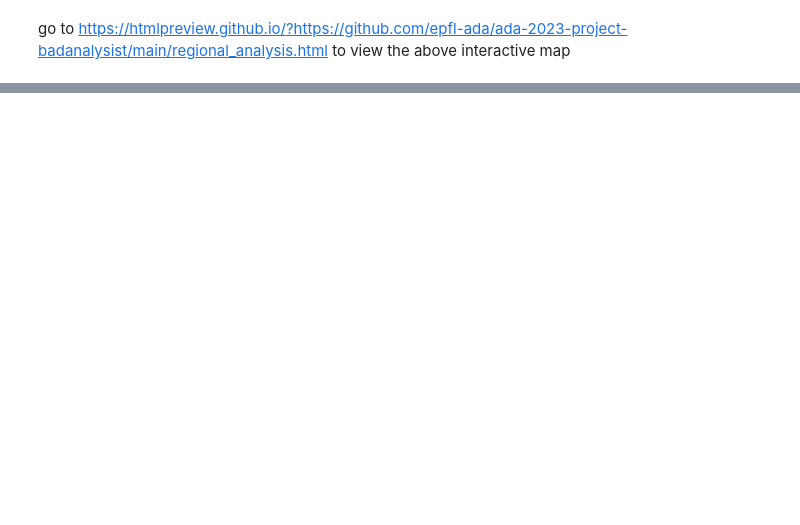
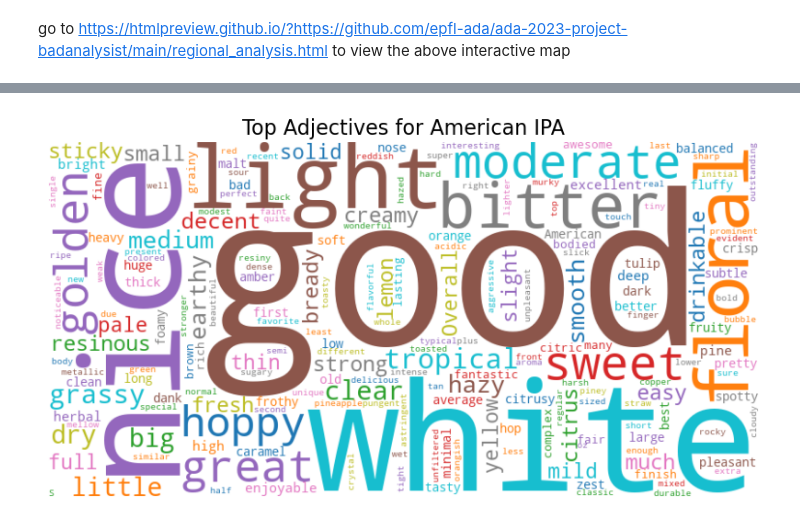
Before and after one commit to epfl-ada/ada-2023-project-badanalysist, a Jupyter notebook: preprocessing.ipynb, the cells around one changed output, grey strips where cells are left out. Cells and saved outputs as stored; diff of their text form; code cells hidden in the pictures; blank space fills up the shorter version.

```diff
--- a/preprocessing.ipynb
+++ b/preprocessing.ipynb
@@ -990,0 +1173,45 @@ go to https://htmlpreview.github.io/?https://github.com/epfl-ada/ada-2023-projec
+# %%
+# visualize adjective word cloud by querying beer_name or style
+from wordcloud import WordCloud, STOPWORDS
+additional_stopwords = {'beer', 'beers', 'drink', 'taste'}
+stopwords = set(STOPWORDS).union(additional_stopwords)
+
+def extract_adjectives(text):
+    tokens = nltk.word_tokenize(text)
+    tags = nltk.pos_tag(tokens)
+    adjectives = [word for word, pos in tags if pos in ['JJ', 'JJR', 'JJS']]
+    return ' '.join(adjectives)
+
+def vis_adj_cloud_style(style):
+    text_ba = " ".join(ratings_ba[ratings_ba['style'] == style]['text'].dropna())
+    text_rb = " ".join(ratings_rb[ratings_rb['style'] == style]['text'].dropna())
+    text = text_ba + text_rb
+    # Create a list of all adjectives for the given style
+    adjectives = extract_adjectives(text)
+    # Create a word cloud
+    wordcloud = WordCloud(width=800, height=400, background_color='white', colormap='tab10', collocations=False).generate(adjectives)
+    # Plot the word cloud
+    plt.figure(figsize=(10, 6))
+    plt.imshow(wordcloud, interpolation='bilinear')
+    plt.axis('off')
+    plt.title(f'Top Adjectives for {style}', fontsize=16)
+    plt.show()
+
+def vis_adj_cloud_beer_name(beer_name):
+    text_ba = " ".join(ratings_ba[ratings_ba['beer_name'] == beer_name]['text'].dropna())
+    text_rb = " ".join(ratings_rb[ratings_rb['beer_name'] == beer_name]['text'].dropna())
+    text = text_ba + text_rb
+    # Create a list of all adjectives for the given style
+    adjectives = extract_adjectives(text)
+    # Create a word cloud
+    wordcloud = WordCloud(width=800, height=400, background_color='white', colormap='tab10', collocations=False).generate(adjectives)
+    # Plot the word cloud
+    plt.figure(figsize=(10, 6))
+    plt.imshow(wordcloud, interpolation='bilinear')
+    plt.axis('off')
+    plt.title(f'Top Adjectives for {beer_name}', fontsize=16)
+    plt.show()
+# %%
+vis_adj_cloud_style('American IPA')
+# %% [output]
+[figure, added]
```
Also changed, not shown: parts of 16 cells of this notebook.
